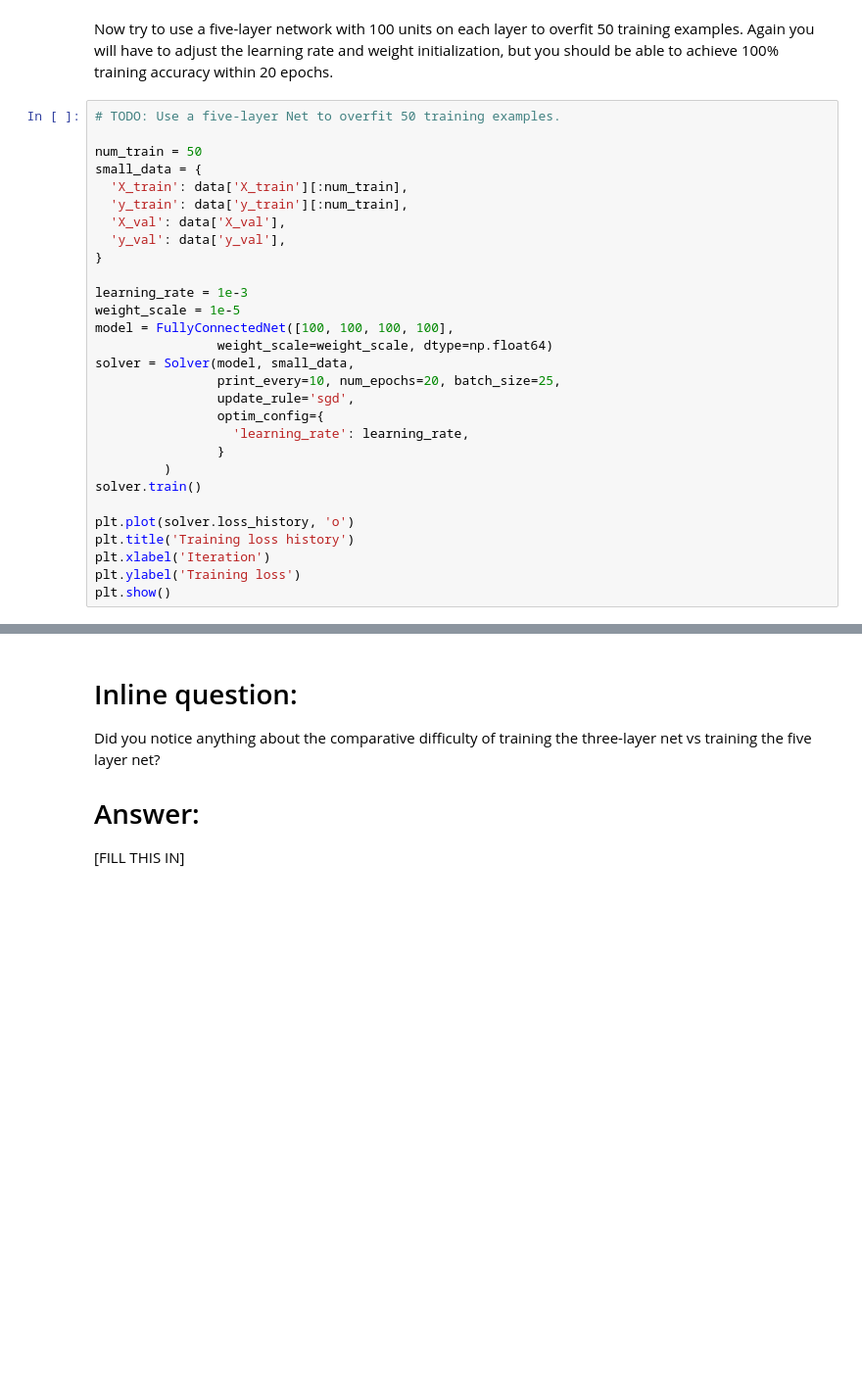
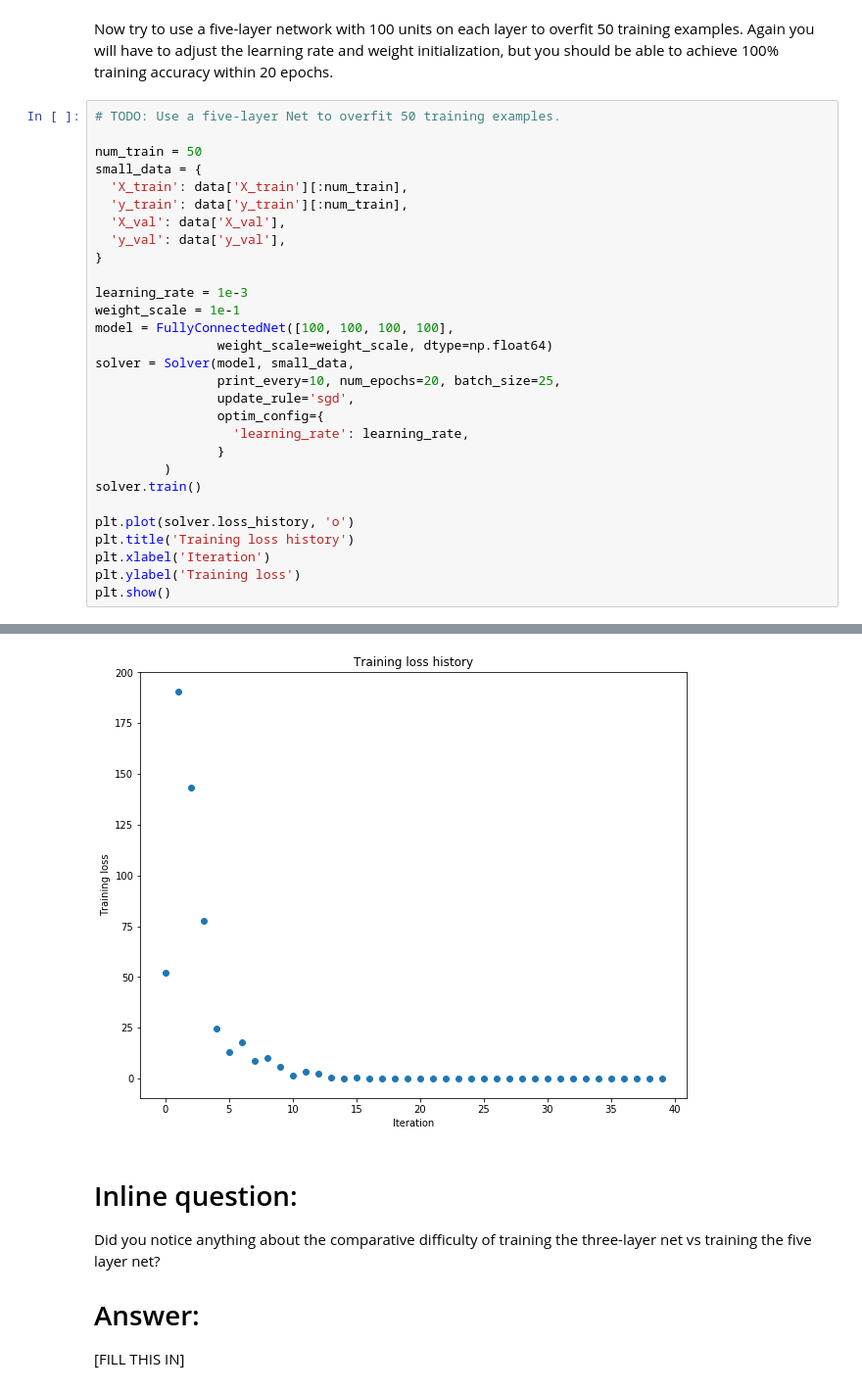
Before and after one commit to hsong-77/CS231n, a Jupyter notebook: assignment2/FullyConnectedNets.ipynb, the cells around one changed output, grey strips where cells are left out. Shown at 98% size. Saved outputs shown, nothing was run; the diff lists cells and outputs as text; blank space fills up the shorter version.

```diff
--- a/assignment2/FullyConnectedNets.ipynb
+++ b/assignment2/FullyConnectedNets.ipynb
@@ -484,7 +483,7 @@ small_data = {
 }
 
 learning_rate = 1e-3
-weight_scale = 1e-5
+weight_scale = 1e-1
 model = FullyConnectedNet([100, 100, 100, 100],
                 weight_scale=weight_scale, dtype=np.float64)
 solver = Solver(model, small_data,
@@ -501,3 +500,4 @@ plt.title('Training loss history')
 plt.xlabel('Iteration')
 plt.ylabel('Training loss')
 plt.show()
+# %% [output]
@@ -504,3 +521,4 @@ plt.show()
+[figure, added]
 # %% [markdown]
 # Inline question:
 Did you notice anything about the comparative difficulty of training the three-layer net vs training the five layer net?
```
Also changed, not shown: parts of 16 cells of this notebook, 4 other files.
